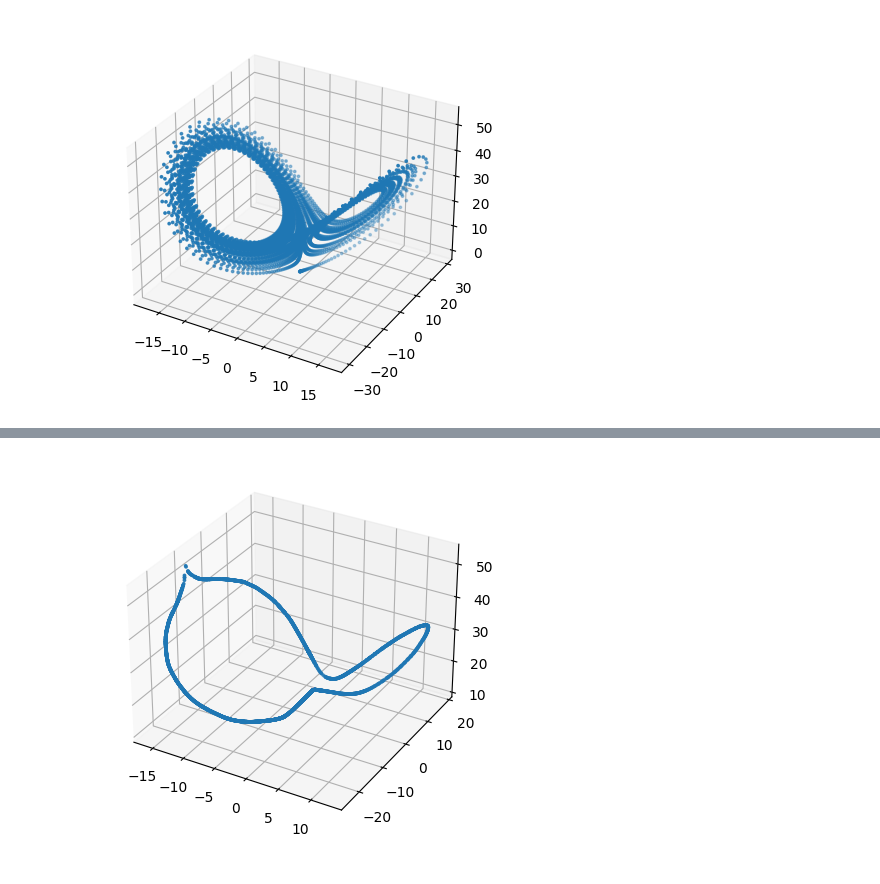
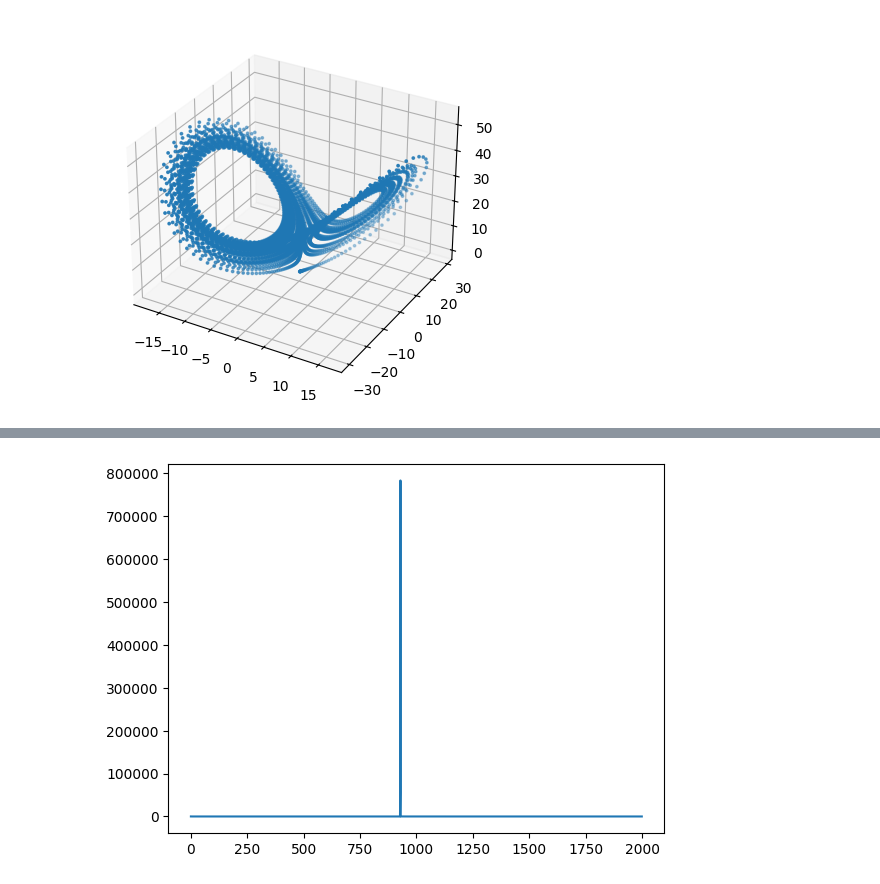
Before and after one commit to JustNik77/dimensionality_reduction, a Jupyter notebook: chart-autoencoders.ipynb, the cells around one changed output, grey strips where cells are left out. Cells and saved outputs as stored; diff of their text form; code cells hidden in the pictures.

Commit message:
fix nrae & chart ae

```diff
--- a/chart-autoencoders.ipynb
+++ b/chart-autoencoders.ipynb
@@ -103,25 +77,23 @@ def get_decoder(d_latent=1, d_output=3, layer_sz=l_sz, alpha=1.0):
     )
     return decoder
 # %%
-class AutoEncoder(nn.Module):
-    def __init__(self, input_dim=3, latent_dim=1, hidden_dim=64, gamma=0.1):
-        super().__init__()
-
-        self.encoder = get_encoder(3, 1, hidden_dim, gamma)
-
-        self.decoder = get_decoder(1, 3, hidden_dim, gamma)
+class AE(nn.Module):
+    def __init__(self, encoder, decoder):
+        super(AE, self).__init__()
+        self.encoder = encoder
+        self.decoder = decoder
 
     def forward(self, x):
         z = self.encoder(x)
-        return self.decoder(z)
+        recon = self.decoder(z)
+        loss = ((recon - x) ** 2).view(len(x), -1).mean(dim=1).mean()
+        mse_loss = F.mse_loss(recon, x)
+        return {"recon": recon, "loss": loss, 'mse_loss': mse_loss}
 # %%
 def objective(trial):
     params = {
         'hidden_dim': trial.suggest_categorical('hidden_dim', [8, 16, 32, 64, 128, 256]),
-        'learning_rate': trial.suggest_float('learning_rate', 1e-4, 1e-2, log=True),
-        'weight_decay': trial.suggest_float('weight_decay', 1e-6, 1e-3, log=True),
-        'gamma': trial.suggest_float('gamma', 0.1, 3, log=True),
-        'batch_size': trial.suggest_categorical('batch_size', [64, 128, 256])
+        'learning_rate': trial.suggest_float('learning_rate', 1e-4, 1e-1, log=True),
     }
 
     print(f"\nTrial {trial.number}")
@@ -130,77 +102,80 @@ def objective(trial):
 
     train_loader = DataLoader(
         lorenz_dataset,
-        batch_size=params['batch_size'],
+        batch_size=128,
         shuffle=True
     )
 
-    model = AutoEncoder(input_dim=3, latent_dim=1, hidden_dim=params['hidden_dim'], gamma=params['gamma']).to(device)
+    model = AE(
+        encoder=get_encoder(3, 1, params['hidden_dim']),
+        decoder=get_decoder(1, 3, params['hidden_dim']),
+    ).to(device)
     optimizer = torch.optim.Adam(
         model.parameters(),
         lr=params['learning_rate'],
-        weight_decay=params['weight_decay']
+        weight_decay=1e-5
     )
-    scheduler = torch.optim.lr_scheduler.ReduceLROnPlateau(
+    scheduler = torch.optim.lr_scheduler.CosineAnnealingLR(
         optimizer,
-        mode='min',
-        factor=0.5,
-        patience=5,
-        min_lr=1e-6
+        T_max=500,
+        eta_min=1e-6
     )
+
 
     criterion = nn.MSELoss()
 
-    n_epochs = 1000
-    for epoch in range(n_epochs):
+    n_epochs = 2000
+    losses = []
+    for epoch in tqdm(range(n_epochs)):
         model.train()
-        total_loss = 0
+        epoch_losses = []
         for batch in train_loader:
             batch = batch.to(device)
             optimizer.zero_grad()
-            reconstructed = model(batch)
-            loss = criterion(reconstructed, batch)
+            output = model(batch)
+            recon = output['recon']
+            loss = output['loss']
+            mse_loss = output['mse_loss']
             loss.backward()
             optimizer.step()
-            total_loss += loss.item()
+            epoch_losses.append(mse_loss.item())
 
-        scheduler.step(total_loss)
+        scheduler.step(epoch)
 
-        trial.report(total_loss, epoch)
+        trial.report(np.mean(epoch_losses), epoch)
 
         if trial.should_prune():
             raise optuna.TrialPruned()
 
-    recon = np.array(model(lorenz_dataset.data.to(device)).data.cpu())
+        losses.append(np.mean(epoch_losses))
+
+    output = model(lorenz_dataset.data.to(device))
+    recon = np.array(output['recon'].data.cpu())
 
     clear_output()
 
-    ax = plt.axes(projection="3d")
-    ax.scatter3D(recon[:, 0], recon[:, 1], recon[:, 2], s=3)
-
+    plt.plot(losses)
     plt.show()
 
-    return total_loss
+    return np.mean(losses)
 
 study = optuna.create_study(direction="minimize")
-study.optimize(objective, n_trials=50)
+study.optimize(objective, n_trials=10)
 
 print("Best trial:")
 print("  Value: ", study.best_trial.value)
 print("  Params: ")
 for key, value in study.best_trial.params.items():
     print(f"    {key}: {value}")
 
 best_params = study.best_trial.params
-best_model = AutoEncoder(
-    input_dim=3,
-    latent_dim=1,
-    hidden_dim=best_params['hidden_dim'],
-    gamma=best_params['gamma']
+best_model = AE(
+    encoder=get_encoder(3, 1, best_params['hidden_dim']),
+    decoder=get_decoder(1, 3, best_params['hidden_dim']),
 ).to(device)
 best_optimizer = torch.optim.Adam(
     best_model.parameters(),
     lr=best_params['learning_rate'],
-    weight_decay=best_params['weight_decay']
 )
 # %% [output]
-[figure, old version]
+[figure, new version]
```
Also changed, not shown: parts of 8 cells of this notebook, 2 other files.
